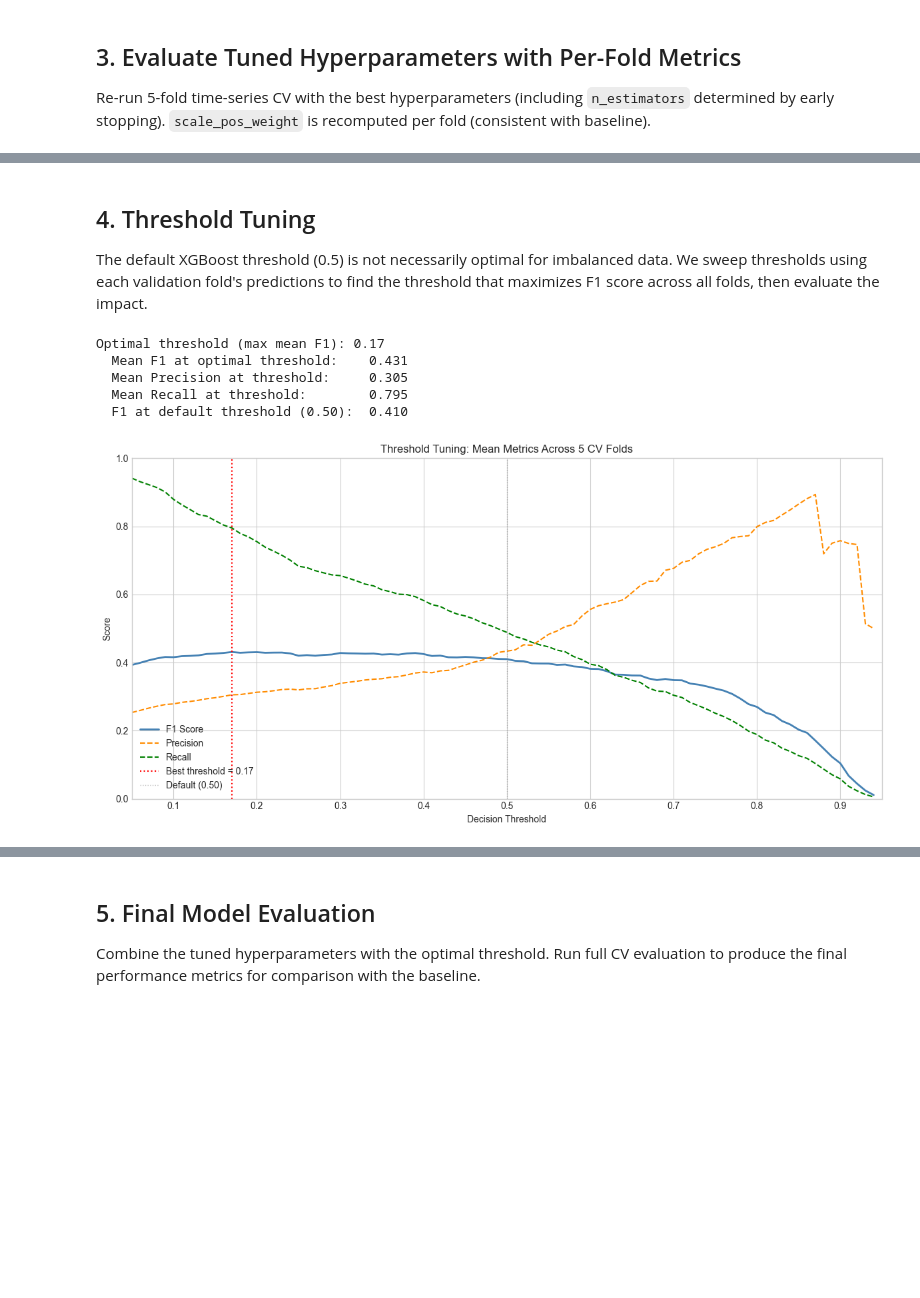
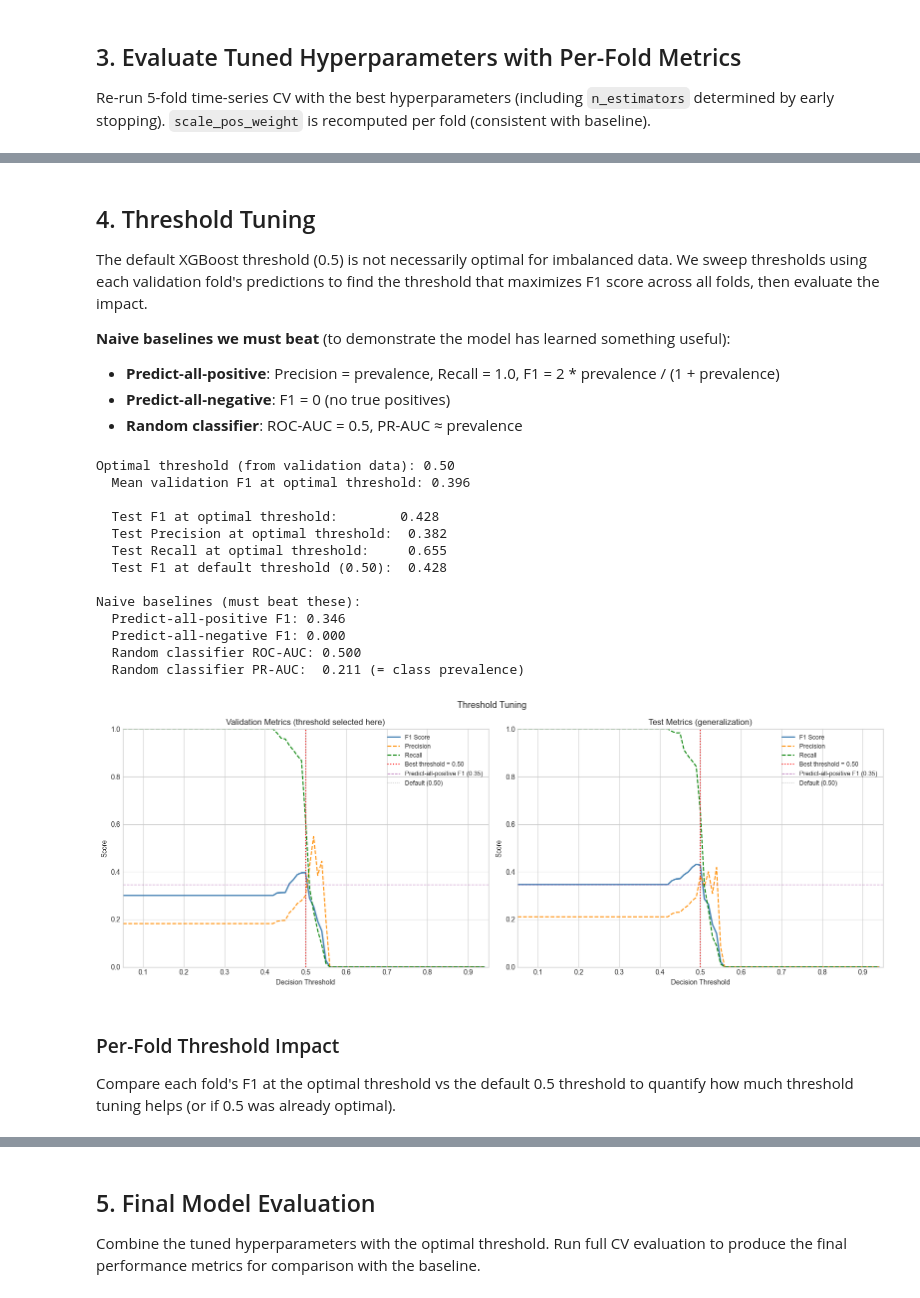
Before and after one commit to tn-shi/MADS-Milestone-II, a Jupyter notebook: supervised/XGBoost_Model.ipynb, the cells around one changed output, grey strips where cells are left out. Cells and saved outputs as stored; diff of their text form; code cells hidden in the pictures; blank space fills up the shorter version.

```diff
--- a/supervised/XGBoost_Model.ipynb
+++ b/supervised/XGBoost_Model.ipynb
@@ -595,63 +545,33 @@ Tuned hyperparameters (default threshold=0.5):
 The default XGBoost threshold (0.5) is not necessarily optimal for imbalanced data.
 We sweep thresholds using each validation fold's predictions to find the threshold
 that maximizes F1 score across all folds, then evaluate the impact.
+
+**Naive baselines we must beat** (to demonstrate the model has learned something useful):
+- **Predict-all-positive**: Precision = prevalence, Recall = 1.0, F1 = 2 * prevalence / (1 + prevalence)
+- **Predict-all-negative**: F1 = 0 (no true positives)
+- **Random classifier**: ROC-AUC = 0.5, PR-AUC ≈ prevalence
 # %%
-# Sweep thresholds on each validation fold, aggregate F1 scores
-thresholds = np.arange(0.05, 0.95, 0.01)
-fold_f1_by_threshold = np.zeros((N_SPLITS, len(thresholds)))
-fold_precision_by_threshold = np.zeros((N_SPLITS, len(thresholds)))
-fold_recall_by_threshold = np.zeros((N_SPLITS, len(thresholds)))
-
-for fold_idx in range(N_SPLITS):
-    fold_data = tuned_pred_df[tuned_pred_df['fold'] == fold_idx + 1]
-    for j, thresh in enumerate(thresholds):
-        y_pred_t = (fold_data['y_proba'] >= thresh).astype(int)
-        fold_f1_by_threshold[fold_idx, j] = f1_score(
-            fold_data['y_true'], y_pred_t, zero_division=0
-        )
-        fold_precision_by_threshold[fold_idx, j] = precision_score(
-            fold_data['y_true'], y_pred_t, zero_division=0
-        )
-        fold_recall_by_threshold[fold_idx, j] = recall_score(
-            fold_data['y_true'], y_pred_t, zero_division=0
-        )
-
-mean_f1 = fold_f1_by_threshold.mean(axis=0)
-mean_precision = fold_precision_by_threshold.mean(axis=0)
-mean_recall = fold_recall_by_threshold.mean(axis=0)
-
-best_threshold_idx = np.argmax(mean_f1)
-best_threshold = thresholds[best_threshold_idx]
-
-print(f'Optimal threshold (max mean F1): {best_threshold:.2f}')
-print(f'  Mean F1 at optimal threshold:    {mean_f1[best_threshold_idx]:.3f}')
-print(f'  Mean Precision at threshold:     {mean_precision[best_threshold_idx]:.3f}')
-print(f'  Mean Recall at threshold:        {mean_recall[best_threshold_idx]:.3f}')
-print(f'  F1 at default threshold (0.50):  {mean_f1[np.argmin(np.abs(thresholds - 0.5))]:.3f}')
-
-# Plot threshold sweep
-fig, ax = plt.subplots(figsize=(12, 6))
-ax.plot(thresholds, mean_f1, label='F1 Score', linewidth=2, color='steelblue')
-ax.plot(thresholds, mean_precision, label='Precision', linewidth=1.5, color='darkorange', linestyle='--')
-ax.plot(thresholds, mean_recall, label='Recall', linewidth=1.5, color='green', linestyle='--')
-ax.axvline(best_threshold, color='red', linestyle=':', linewidth=1.5,
-           label=f'Best threshold = {best_threshold:.2f}')
-ax.axvline(0.5, color='gray', linestyle=':', linewidth=1, alpha=0.5, label='Default (0.50)')
-ax.set_xlabel('Decision Threshold')
-ax.set_ylabel('Score')
-ax.set_title('Threshold Tuning: Mean Metrics Across 5 CV Folds')
-ax.legend()
-ax.set_xlim(0.05, 0.95)
-ax.set_ylim(0, 1)
-plt.tight_layout()
-plt.show()
+best_threshold, naive_all_pos_f1, mean_prevalence = tune_threshold(val_pred_df, tuned_pred_df, plot=True)
 # %% [output]
-Optimal threshold (max mean F1): 0.17
-  Mean F1 at optimal threshold:    0.431
-  Mean Precision at threshold:     0.305
-  Mean Recall at threshold:        0.795
-  F1 at default threshold (0.50):  0.410
+Optimal threshold (from validation data): 0.50
+  Mean validation F1 at optimal threshold: 0.396
+
+  Test F1 at optimal threshold:        0.428
+  Test Precision at optimal threshold:  0.382
+  Test Recall at optimal threshold:     0.655
+  Test F1 at default threshold (0.50):  0.428
+
+Naive baselines (must beat these):
+  Predict-all-positive F1: 0.346
+  Predict-all-negative F1: 0.000
+  Random classifier ROC-AUC: 0.500
+  Random classifier PR-AUC:  0.211 (= class prevalence)
-[figure, old version]
+[figure, new version]
+# %% [markdown]
+### Per-Fold Threshold Impact
+
+Compare each fold's F1 at the optimal threshold vs the default 0.5 threshold
+to quantify how much threshold tuning helps (or if 0.5 was already optimal).
 # %%
 # Per-fold F1 at optimal threshold
 print(f'Per-fold F1 at optimal threshold ({best_threshold:.2f}):')
```
Also changed, not shown: parts of 64 cells of this notebook, 25 other files.
